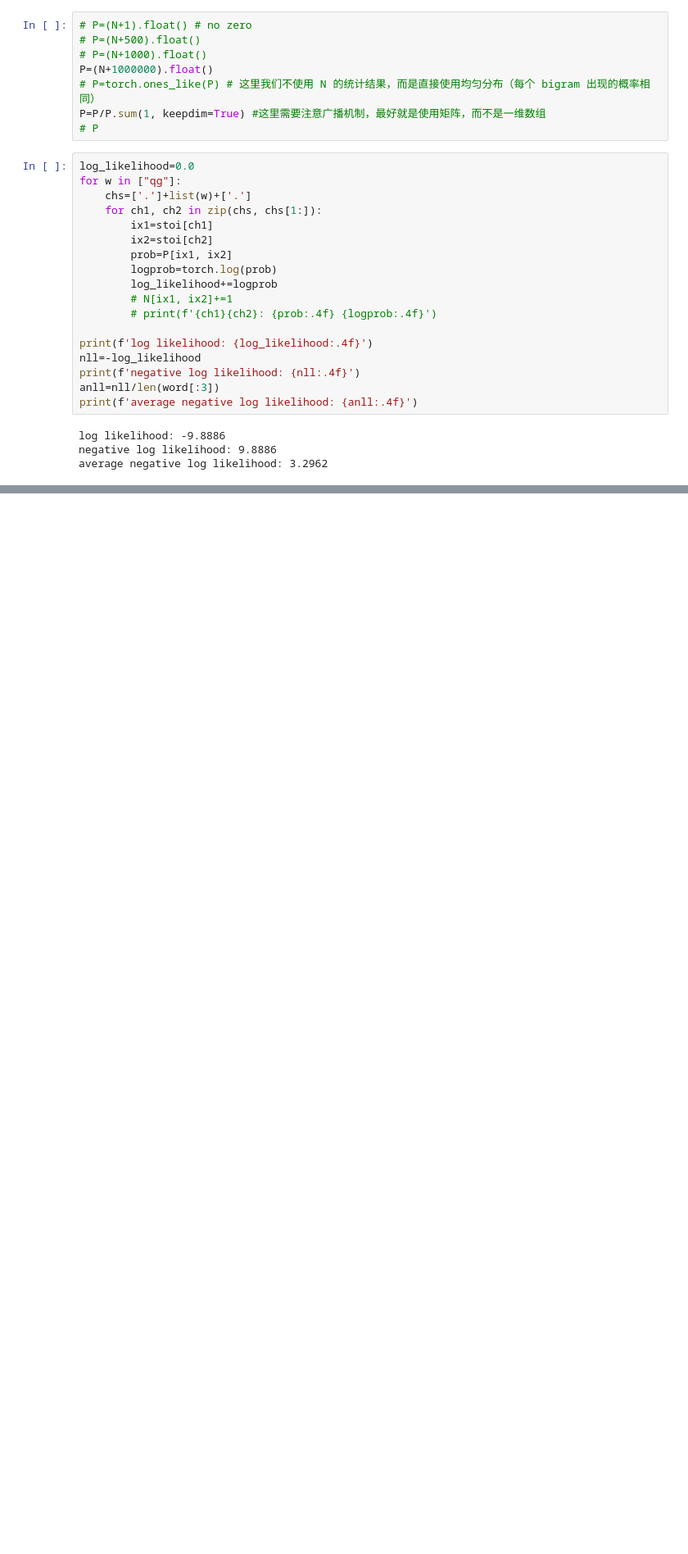
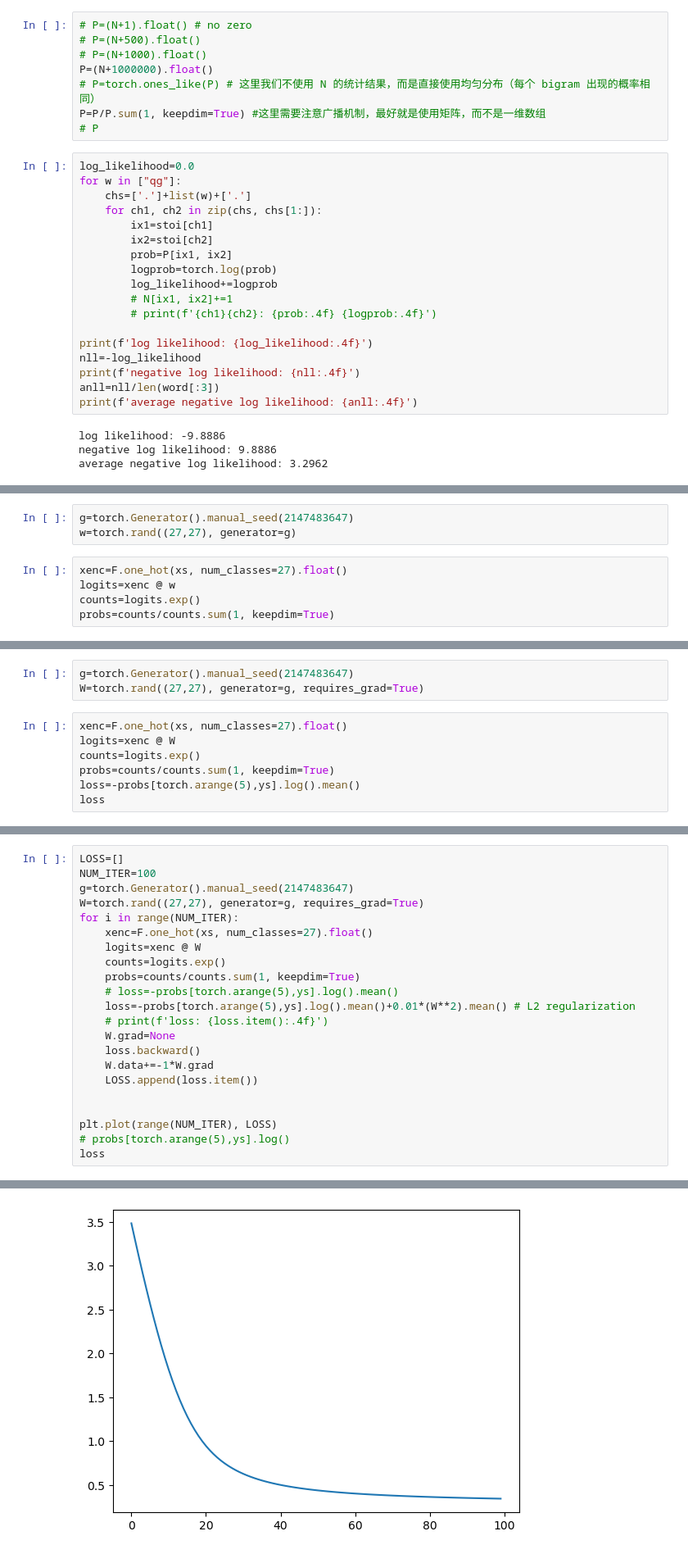
Before and after one commit to MaolinSun32/nn-zero-to-hero-sml, a Jupyter notebook: notebooks/2-nd.ipynb, the cells around one changed output, grey strips where cells are left out. Shown at 82% size. Drawn from its saved outputs; the diff is of its cells as text; blank space fills up the shorter version.

```diff
--- a/notebooks/2-nd.ipynb
+++ b/notebooks/2-nd.ipynb
@@ -346,0 +407,8 @@ average negative log likelihood: 3.2962
+# %%
+g=torch.Generator().manual_seed(2147483647)
+w=torch.rand((27,27), generator=g)
+# %%
+xenc=F.one_hot(xs, num_classes=27).float()
+logits=xenc @ w
+counts=logits.exp()
+probs=counts/counts.sum(1, keepdim=True)
@@ -346,0 +469,10 @@ average negative log likelihood: 3.2962
+# %%
+g=torch.Generator().manual_seed(2147483647)
+W=torch.rand((27,27), generator=g, requires_grad=True)
+# %%
+xenc=F.one_hot(xs, num_classes=27).float()
+logits=xenc @ W
+counts=logits.exp()
+probs=counts/counts.sum(1, keepdim=True)
+loss=-probs[torch.arange(5),ys].log().mean()
+loss
@@ -346,0 +485,23 @@ average negative log likelihood: 3.2962
+# %%
+LOSS=[]
+NUM_ITER=100
+g=torch.Generator().manual_seed(2147483647)
+W=torch.rand((27,27), generator=g, requires_grad=True)
+for i in range(NUM_ITER):
+    xenc=F.one_hot(xs, num_classes=27).float()
+    logits=xenc @ W
+    counts=logits.exp()
+    probs=counts/counts.sum(1, keepdim=True)
+    # loss=-probs[torch.arange(5),ys].log().mean()
+    loss=-probs[torch.arange(5),ys].log().mean()+0.01*(W**2).mean() # L2 regularization
+    # print(f'loss: {loss.item():.4f}')
+    W.grad=None
+    loss.backward()
+    W.data+=-1*W.grad
+    LOSS.append(loss.item())
+
+
+plt.plot(range(NUM_ITER), LOSS)
+# probs[torch.arange(5),ys].log()
+loss
+# %% [output]
@@ -346,0 +509 @@ average negative log likelihood: 3.2962
+[figure, added]
```
Also changed, not shown: parts of 25 cells of this notebook.
